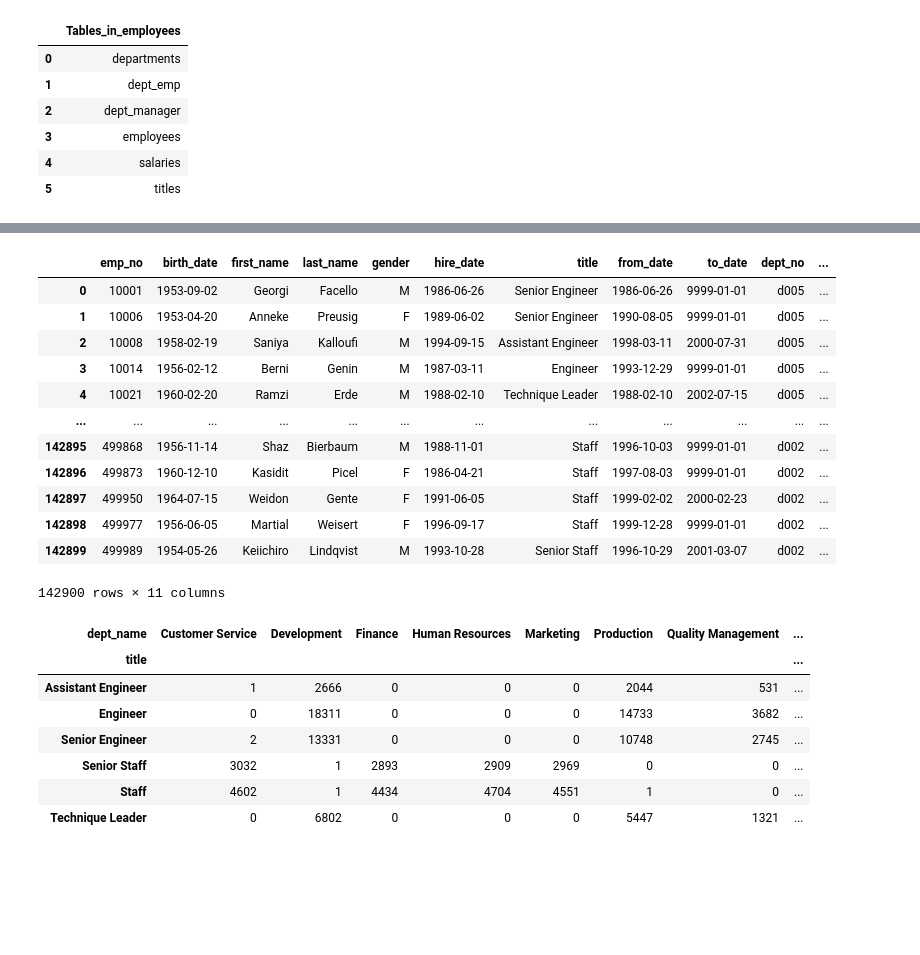
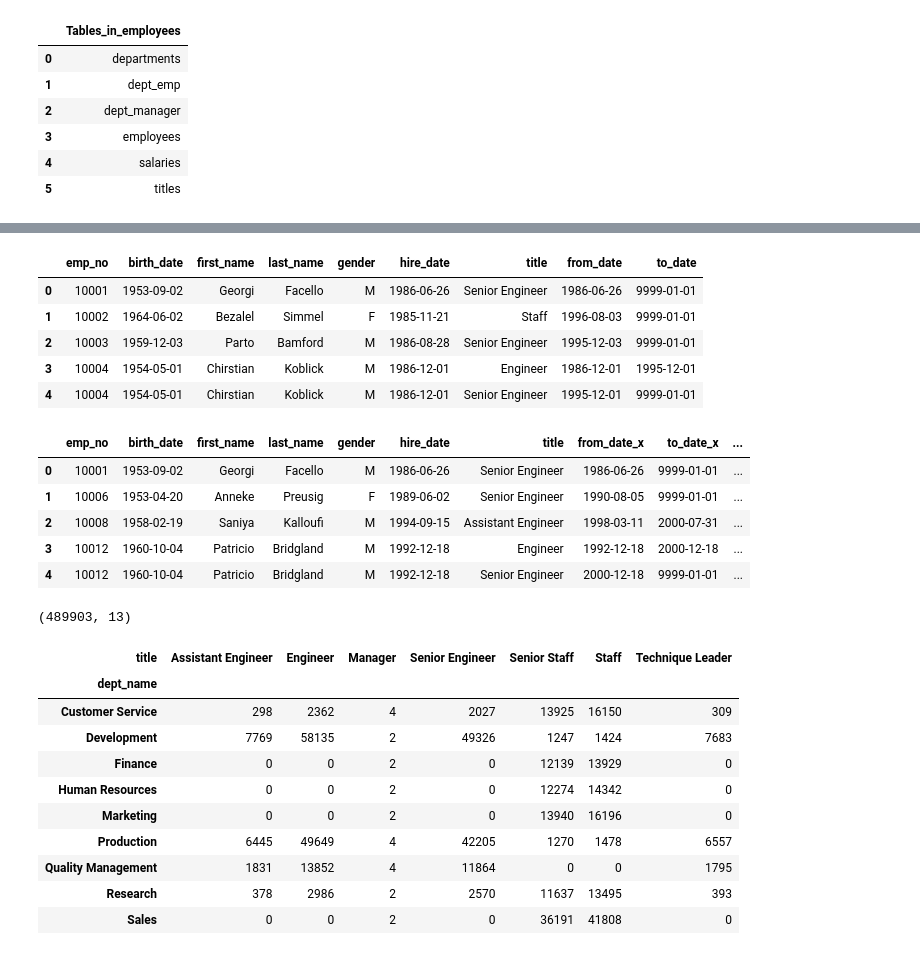
Before and after one commit to jesse-d-marder/numpy-pandas-visualization-exercises, a Jupyter notebook: advanced_dataframes.ipynb, the cells around one changed output, grey strips where cells are left out. Cells and saved outputs as stored; diff of their text form; code cells hidden in the pictures; blank space fills up the shorter version.

Commit message:
Update last exercise question to fix joins

```diff
--- a/advanced_dataframes.ipynb
+++ b/advanced_dataframes.ipynb
@@ -393,32 +411,42 @@ dept_emp = pd.read_sql(sql,employees_url)
+# %%
+emp_t.head()
+# %% [output]
+|  | emp_no | birth_date | first_name | last_name | gender | hire_date | title | from_date | to_date |
+| 0 | 10001 | 1953-09-02 | Georgi | Facello | M | 1986-06-26 | Senior Engineer | 1986-06-26 | 9999-01-01 |
+| 1 | 10002 | 1964-06-02 | Bezalel | Simmel | F | 1985-11-21 | Staff | 1996-08-03 | 9999-01-01 |
+| 2 | 10003 | 1959-12-03 | Parto | Bamford | M | 1986-08-28 | Senior Engineer | 1995-12-03 | 9999-01-01 |
+| 3 | 10004 | 1954-05-01 | Chirstian | Koblick | M | 1986-12-01 | Engineer | 1986-12-01 | 1995-12-01 |
+| 4 | 10004 | 1954-05-01 | Chirstian | Koblick | M | 1986-12-01 | Senior Engineer | 1995-12-01 | 9999-01-01 |
 # %%
-all_df = emp_t.merge(dept_emp).merge(departments)
+all_df = emp_t.merge(dept_emp, on = 'emp_no').merge(departments, on = 'dept_no')
 # %%
-all_df
+all_df.head()
 # %% [output]
-|  | emp_no | birth_date | first_name | last_name | gender | hire_date | title | from_date | to_date | dept_no | ... |
-| 0 | 10001 | 1953-09-02 | Georgi | Facello | M | 1986-06-26 | Senior Engineer | 1986-06-26 | 9999-01-01 | d005 | ... |
-| 1 | 10006 | 1953-04-20 | Anneke | Preusig | F | 1989-06-02 | Senior Engineer | 1990-08-05 | 9999-01-01 | d005 | ... |
-| 2 | 10008 | 1958-02-19 | Saniya | Kalloufi | M | 1994-09-15 | Assistant Engineer | 1998-03-11 | 2000-07-31 | d005 | ... |
-| 3 | 10014 | 1956-02-12 | Berni | Genin | M | 1987-03-11 | Engineer | 1993-12-29 | 9999-01-01 | d005 | ... |
-| 4 | 10021 | 1960-02-20 | Ramzi | Erde | M | 1988-02-10 | Technique Leader | 1988-02-10 | 2002-07-15 | d005 | ... |
-| ... | ... | ... | ... | ... | ... | ... | ... | ... | ... | ... | ... |
-| 142895 | 499868 | 1956-11-14 | Shaz | Bierbaum | M | 1988-11-01 | Staff | 1996-10-03 | 9999-01-01 | d002 | ... |
-| 142896 | 499873 | 1960-12-10 | Kasidit | Picel | F | 1986-04-21 | Staff | 1997-08-03 | 9999-01-01 | d002 | ... |
-| 142897 | 499950 | 1964-07-15 | Weidon | Gente | F | 1991-06-05 | Staff | 1999-02-02 | 2000-02-23 | d002 | ... |
-| 142898 | 499977 | 1956-06-05 | Martial | Weisert | F | 1996-09-17 | Staff | 1999-12-28 | 9999-01-01 | d002 | ... |
-| 142899 | 499989 | 1954-05-26 | Keiichiro | Lindqvist | M | 1993-10-28 | Senior Staff | 1996-10-29 | 2001-03-07 | d002 | ... |
+|  | emp_no | birth_date | first_name | last_name | gender | hire_date | title | from_date_x | to_date_x | ... |
+| 0 | 10001 | 1953-09-02 | Georgi | Facello | M | 1986-06-26 | Senior Engineer | 1986-06-26 | 9999-01-01 | ... |
+| 1 | 10006 | 1953-04-20 | Anneke | Preusig | F | 1989-06-02 | Senior Engineer | 1990-08-05 | 9999-01-01 | ... |
+| 2 | 10008 | 1958-02-19 | Saniya | Kalloufi | M | 1994-09-15 | Assistant Engineer | 1998-03-11 | 2000-07-31 | ... |
+| 3 | 10012 | 1960-10-04 | Patricio | Bridgland | M | 1992-12-18 | Engineer | 1992-12-18 | 2000-12-18 | ... |
+| 4 | 10012 | 1960-10-04 | Patricio | Bridgland | M | 1992-12-18 | Senior Engineer | 2000-12-18 | 9999-01-01 | ... |
-142900 rows × 11 columns
+# %%
+# Here from/to date x is based on titles, and from/to date y is based on department
+all_df.shape
+# %% [output]
+(489903, 13)
 # %%
 # This includes historical data (for departments and employees)
-pd.crosstab(all_df.title, all_df.dept_name)
+pd.crosstab(all_df.dept_name, all_df.title)
 # %% [output]
-| dept_name | Customer Service | Development | Finance | Human Resources | Marketing | Production | Quality Management | ... |
-| title |  |  |  |  |  |  |  | ... |
-| Assistant Engineer | 1 | 2666 | 0 | 0 | 0 | 2044 | 531 | ... |
-| Engineer | 0 | 18311 | 0 | 0 | 0 | 14733 | 3682 | ... |
-| Senior Engineer | 2 | 13331 | 0 | 0 | 0 | 10748 | 2745 | ... |
-| Senior Staff | 3032 | 1 | 2893 | 2909 | 2969 | 0 | 0 | ... |
-| Staff | 4602 | 1 | 4434 | 4704 | 4551 | 1 | 0 | ... |
-| Technique Leader | 0 | 6802 | 0 | 0 | 0 | 5447 | 1321 | ... |
+| title | Assistant Engineer | Engineer | Manager | Senior Engineer | Senior Staff | Staff | Technique Leader |
+| dept_name |  |  |  |  |  |  |  |
+| Customer Service | 298 | 2362 | 4 | 2027 | 13925 | 16150 | 309 |
+| Development | 7769 | 58135 | 2 | 49326 | 1247 | 1424 | 7683 |
+| Finance | 0 | 0 | 2 | 0 | 12139 | 13929 | 0 |
+| Human Resources | 0 | 0 | 2 | 0 | 12274 | 14342 | 0 |
+| Marketing | 0 | 0 | 2 | 0 | 13940 | 16196 | 0 |
+| Production | 6445 | 49649 | 4 | 42205 | 1270 | 1478 | 6557 |
+| Quality Management | 1831 | 13852 | 4 | 11864 | 0 | 0 | 1795 |
+| Research | 378 | 2986 | 2 | 2570 | 11637 | 13495 | 393 |
+| Sales | 0 | 0 | 2 | 0 | 36191 | 41808 | 0 |
 # %%
 # The following will filter for current employees in the department using existing dfs
```
Also changed, not shown: parts of 4 cells of this notebook.
